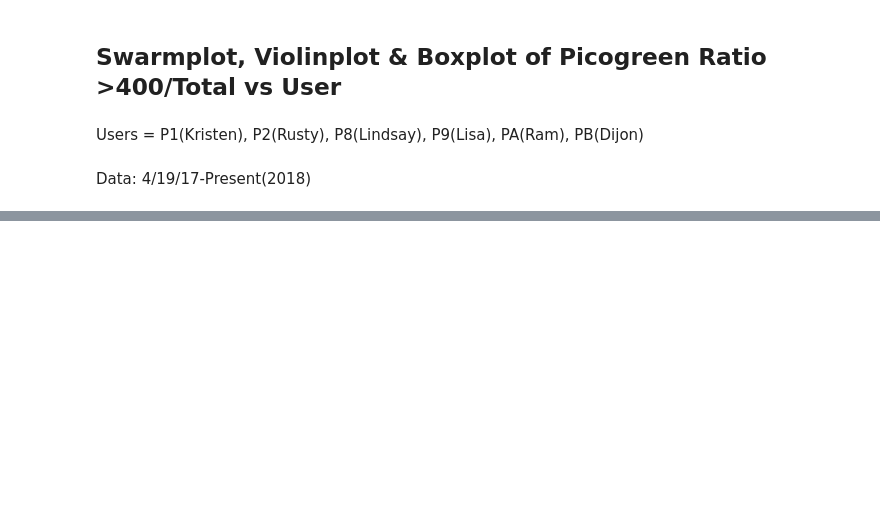
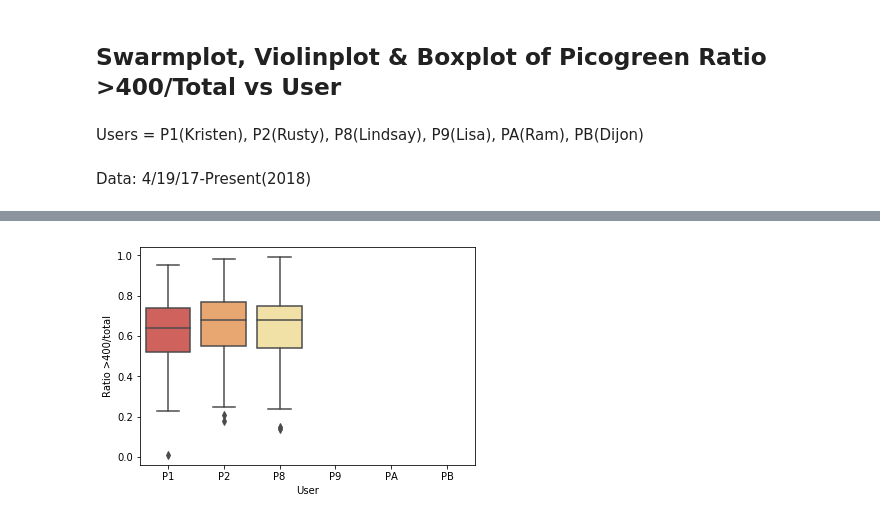
Before and after one commit to ramr24/Personal, a Jupyter notebook: picogreen_ratio_vs_user.ipynb, the cells around one changed output, grey strips where cells are left out. Cells and saved outputs as stored; diff of their text form; code cells hidden in the pictures; blank space fills up the shorter version.

```diff
--- a/picogreen_ratio_vs_user.ipynb
+++ b/picogreen_ratio_vs_user.ipynb
@@ -91,0 +117,5 @@ memory usage: 39.7 KB
+# %%
+np = sns.boxplot(x = "User", y = "Ratio >400/total", data = ps[ps["Ratio >400/total"] < 1],
+                    order = ["P1", "P2", "P8", "P9", "PA", "PB"], palette = "Spectral")
+# %% [output]
+[figure, added]
```
Also changed, not shown: parts of 8 cells of this notebook, 2 other files.
